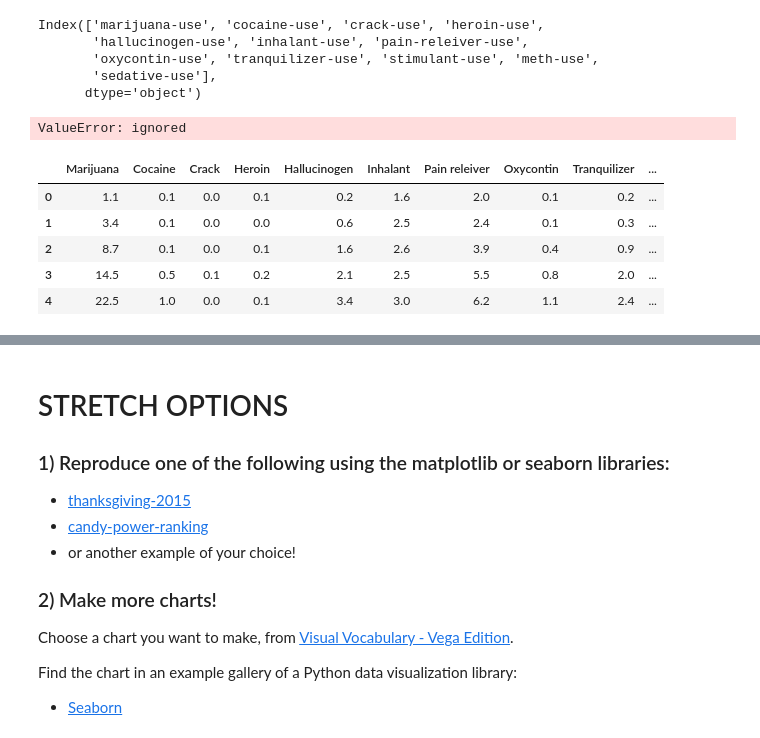
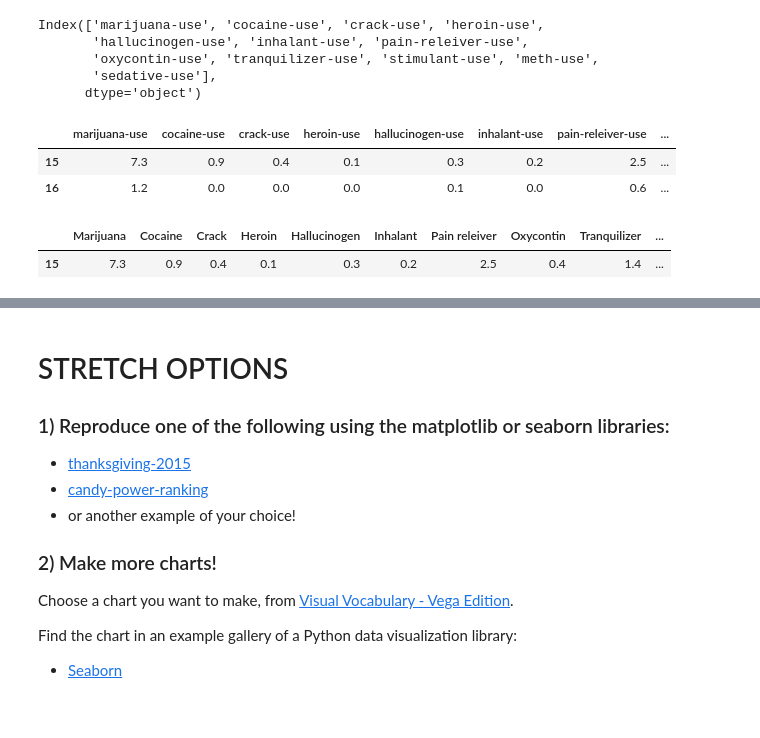
Before and after one commit to JamesBarciz/DS-Unit-1-Sprint-2-Data-Wrangling-and-Storytelling, a Jupyter notebook: module3-make-explanatory-visualizations/James_Barciz_Unit_1_Sprint_2_Module_3_(make_exploratory_visualizations)_Assignment_3.ipynb, the cells around one changed output, grey strips where cells are left out. Cells and saved outputs as stored; diff of their text form; code cells hidden in the pictures; blank space fills up the shorter version.

```diff
--- a/module3-make-explanatory-visualizations/James_Barciz_Unit_1_Sprint_2_Module_3_(make_exploratory_visualizations)_Assignment_3.ipynb
+++ b/module3-make-explanatory-visualizations/James_Barciz_Unit_1_Sprint_2_Module_3_(make_exploratory_visualizations)_Assignment_3.ipynb
@@ -60,6 +60,13 @@ Index(['marijuana-use', 'cocaine-use', 'crack-use', 'heroin-use',
        'oxycontin-use', 'tranquilizer-use', 'stimulant-use', 'meth-use',
        'sedative-use'],
       dtype='object')
+# %%
+df = df.filter(items=plot_data)
+df
+# %% [output]
+|  | marijuana-use | cocaine-use | crack-use | heroin-use | hallucinogen-use | inhalant-use | pain-releiver-use | ... |
+| 15 | 7.3 | 0.9 | 0.4 | 0.1 | 0.3 | 0.2 | 2.5 | ... |
+| 16 | 1.2 | 0.0 | 0.0 | 0.0 | 0.1 | 0.0 | 0.6 | ... |
 # %%
 #plot_data.rename(columns={'marijuana-use': 'Marijuana', 'cocaine-use': 'Cocaine',
 #                          'crack-use': 'Crack', 'heroin-use': 'Heroin',
@@ -83,15 +90,8 @@ columns2 = [col.replace('-', ' ') for col in columns1]
 right_cols = [i.capitalize() for i in columns2]
 
 df.columns = right_cols
+df = df.head(1)
 df
 # %% [output]
-ValueError: ignored
+|  | Marijuana | Cocaine | Crack | Heroin | Hallucinogen | Inhalant | Pain releiver | Oxycontin | Tranquilizer | ... |
+| 15 | 7.3 | 0.9 | 0.4 | 0.1 | 0.3 | 0.2 | 2.5 | 0.4 | 1.4 | ... |
-# %%
-df.head()
-# %% [output]
-|  | Marijuana | Cocaine | Crack | Heroin | Hallucinogen | Inhalant | Pain releiver | Oxycontin | Tranquilizer | ... |
-| 0 | 1.1 | 0.1 | 0.0 | 0.1 | 0.2 | 1.6 | 2.0 | 0.1 | 0.2 | ... |
-| 1 | 3.4 | 0.1 | 0.0 | 0.0 | 0.6 | 2.5 | 2.4 | 0.1 | 0.3 | ... |
-| 2 | 8.7 | 0.1 | 0.0 | 0.1 | 1.6 | 2.6 | 3.9 | 0.4 | 0.9 | ... |
-| 3 | 14.5 | 0.5 | 0.1 | 0.2 | 2.1 | 2.5 | 5.5 | 0.8 | 2.0 | ... |
-| 4 | 22.5 | 1.0 | 0.0 | 0.1 | 3.4 | 3.0 | 6.2 | 1.1 | 2.4 | ... |
```
Also changed, not shown: parts of 4 cells of this notebook.
